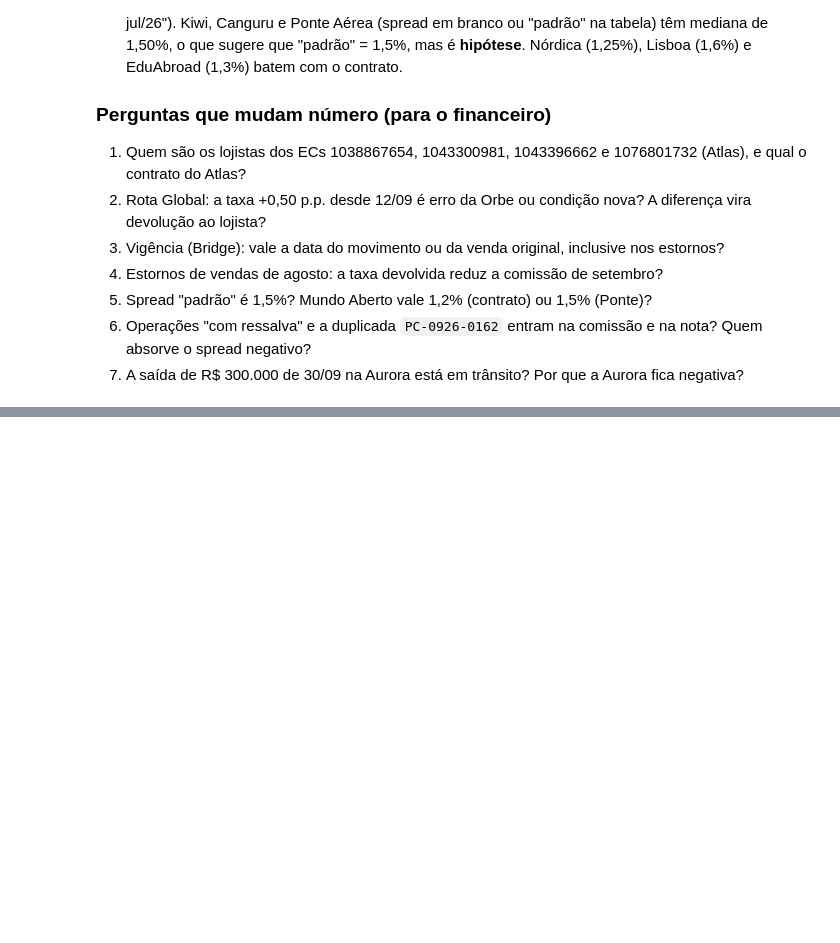
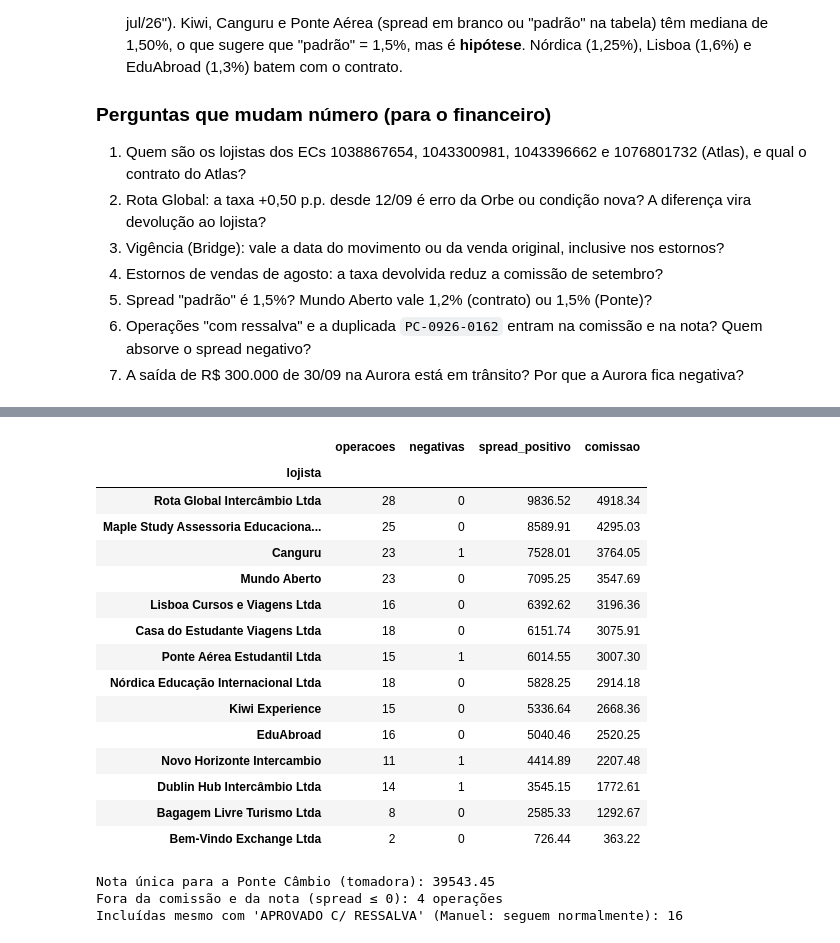
Before and after one commit to matos01pedro26-lab/hackaton_barte, a Jupyter notebook: exploracao_inicial.ipynb, the cells around one changed output, grey strips where cells are left out. Saved outputs shown, nothing was run; the diff lists cells and outputs as text; code cells hidden in the pictures; blank space fills up the shorter version.

```diff
--- a/exploracao_inicial.ipynb
+++ b/exploracao_inicial.ipynb
@@ -1318,0 +1459,37 @@ Resumo do que as células acima mostraram com o data pack de setembro/2026. Cada
+# %%
+# Remessa: comissão = 50% do spread realizado; spread negativo fora; duplicata contada uma vez
+rem = op_u.copy()
+rem["comissao_remessa"] = [(Decimal(str(s)) * Decimal("0.5")).quantize(Decimal("0.01"), ROUND_HALF_UP) if s > 0
+                           else Decimal("0.00") for s in rem.spread_brl_f]
+rem["comissao_f"] = rem.comissao_remessa.map(float)
+tab_nome = tx.drop_duplicates("cnpj14").set_index("cnpj14").lojista
+rem["lojista"] = rem.cnpj14.map(tab_nome).fillna(rem.cliente)
+rem_res = (rem.groupby("lojista")
+           .agg(operacoes=("num_op", "size"), negativas=("spread_brl_f", lambda s: int((s <= 0).sum())),
+                spread_positivo=("spread_brl_f", lambda s: round(s[s > 0].sum(), 2)),
+                comissao=("comissao_f", "sum"))
+           .round(2).sort_values("comissao", ascending=False))
+display(rem_res)
+print("Nota única para a Ponte Câmbio (tomadora):", round(rem.comissao_f.sum(), 2))
+print("Fora da comissão e da nota (spread ≤ 0):", int((rem.spread_brl_f <= 0).sum()), "operações")
+print("Incluídas mesmo com 'APROVADO C/ RESSALVA' (Manuel: seguem normalmente):", int((rem.status_compliance != "APROVADO").sum()))
+# %% [output]
+|  | operacoes | negativas | spread_positivo | comissao |
+| lojista |  |  |  |  |
+| Rota Global Intercâmbio Ltda | 28 | 0 | 9836.52 | 4918.34 |
+| Maple Study Assessoria Educaciona... | 25 | 0 | 8589.91 | 4295.03 |
+| Canguru | 23 | 1 | 7528.01 | 3764.05 |
+| Mundo Aberto | 23 | 0 | 7095.25 | 3547.69 |
+| Lisboa Cursos e Viagens Ltda | 16 | 0 | 6392.62 | 3196.36 |
+| Casa do Estudante Viagens Ltda | 18 | 0 | 6151.74 | 3075.91 |
+| Ponte Aérea Estudantil Ltda | 15 | 1 | 6014.55 | 3007.30 |
+| Nórdica Educação Internacional Ltda | 18 | 0 | 5828.25 | 2914.18 |
+| Kiwi Experience | 15 | 0 | 5336.64 | 2668.36 |
+| EduAbroad | 16 | 0 | 5040.46 | 2520.25 |
+| Novo Horizonte Intercambio | 11 | 1 | 4414.89 | 2207.48 |
+| Dublin Hub Intercâmbio Ltda | 14 | 1 | 3545.15 | 1772.61 |
+| Bagagem Livre Turismo Ltda | 8 | 0 | 2585.33 | 1292.67 |
+| Bem-Vindo Exchange Ltda | 2 | 0 | 726.44 | 363.22 |
+Nota única para a Ponte Câmbio (tomadora): 39543.45
+Fora da comissão e da nota (spread ≤ 0): 4 operações
+Incluídas mesmo com 'APROVADO C/ RESSALVA' (Manuel: seguem normalmente): 16
```
Also changed, not shown: parts of 7 cells of this notebook, 14 other files.
